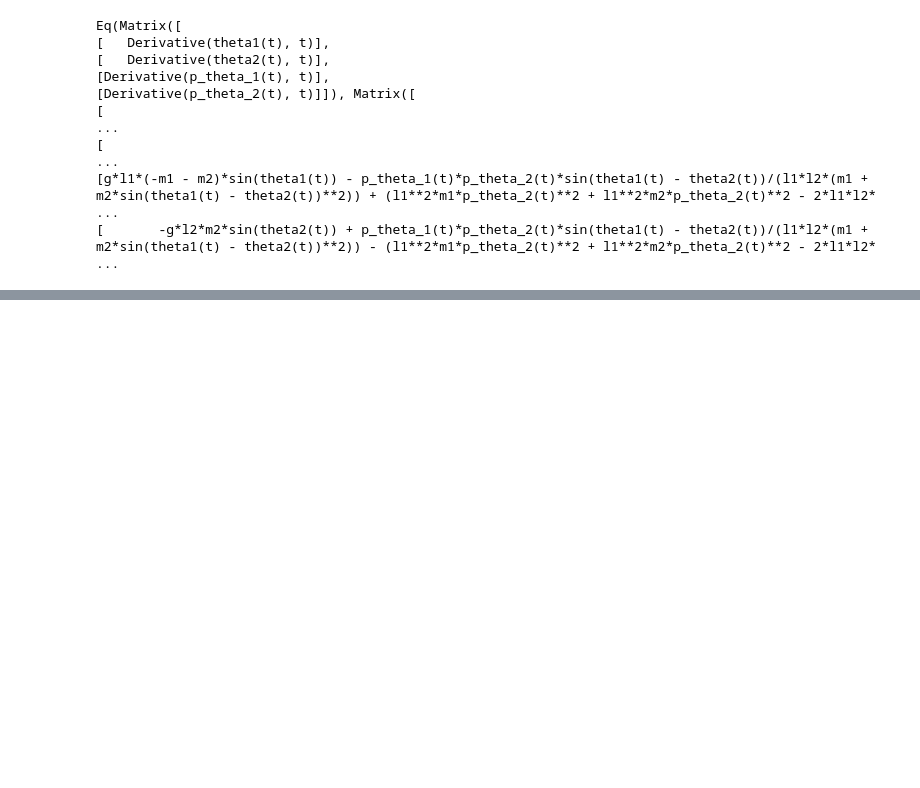
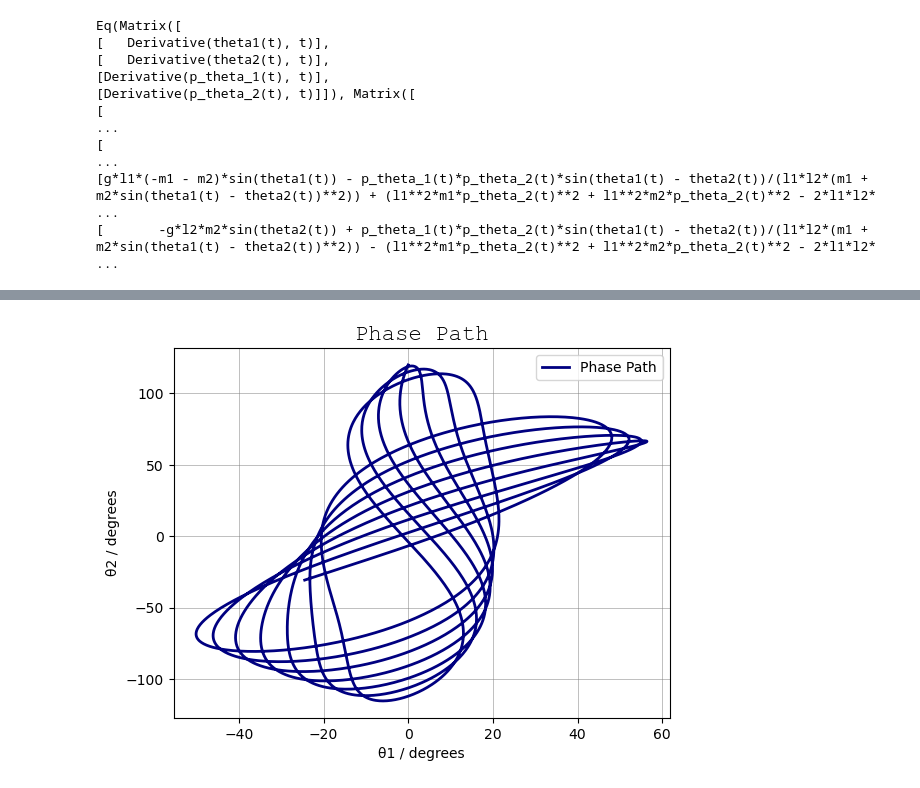
Before and after one commit to pineapple-bois/Double_Pendulum_App, a Jupyter notebook: development/Notebooks/TestingHamiltonian.ipynb, the cells around one changed output, grey strips where cells are left out. Drawn from its saved outputs; the diff is of its cells as text; code cells hidden in the pictures; blank space fills up the shorter version.

```diff
--- a/development/Notebooks/TestingHamiltonian.ipynb
+++ b/development/Notebooks/TestingHamiltonian.ipynb
@@ -105,0 +124,5 @@ Eq(Matrix([
+# %%
+phase_path2 = pendulum2.phase_path()
+plt.show(phase_path2)
+# %% [output]
+[figure, added]
```
Also changed, not shown: parts of 18 cells of this notebook, 1 other file.
